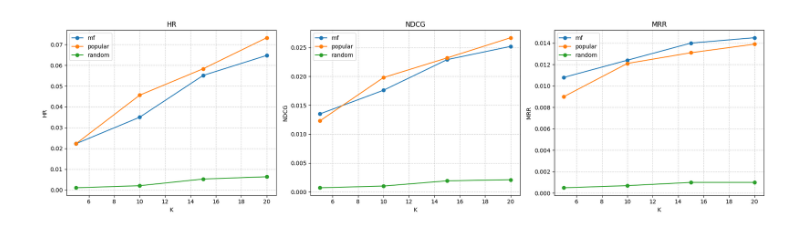
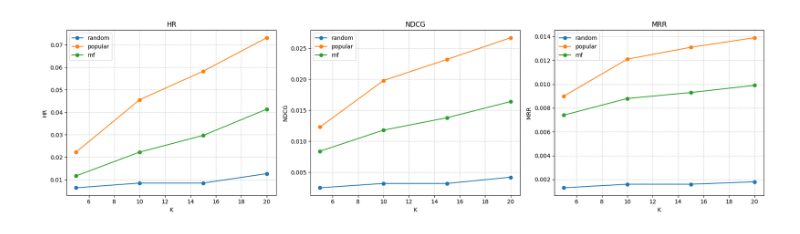
Before and after one commit to smsm8898/recsys, a Jupyter notebook: recsys/notebooks/mf.ipynb, the cells around one changed output. Cells and saved outputs as stored; diff of their text form; code cells hidden in the pictures.

Commit message:
Experiment: Movielens100k

```diff
--- a/recsys/notebooks/mf.ipynb
+++ b/recsys/notebooks/mf.ipynb
@@ -162,0 +15,2 @@ np.save("movielens/processed/test.npy", test)
+# %%
+model_name = "mf"
@@ -165,14 +29,14 @@ np.save("movielens/processed/test.npy", test)
 batch_size = 64
 latent_dim = 16
 lr = 1e-3
-epochs = 20
+epochs = 10
 
 # Define Dataset
 train_ds = MovielensDataset(train, list(num_sparse_features.keys()))
 train_loader = torch.utils.data.DataLoader(train_ds, batch_size=batch_size, shuffle=False)
 
 device = torch.device("cpu")
-model = MovielensMatrixFactorization(num_sparse_features, latent_dim)
+model = MF(num_sparse_features, latent_dim)
 model.to(device)
 optimizer = torch.optim.Adam(model.parameters(), lr=lr)
 # %%
@@ -285,48 +132,41 @@ ks = [5, 10, 15, 20]
 hr = defaultdict(float)
 ndcg = defaultdict(float)
 mrr = defaultdict(float)
-for _, line in test_data.iterrows():
-    user_id, item_id = line.user_id, line.item_id
 
+for line in test:
+    user_id, item_id, _ = line
     recs = user_recommendations[user_id]
+    experiment_group[model_name] = recs
 
     # calculate
     for k in ks:
-        hr[f"mf@{k}"] += hit_ratio_at_k(recs, item_id, k)
-        hr[f"popular@{k}"] += hit_ratio_at_k(popular_recommendations, item_id, k)
-        hr[f"random@{k}"] += hit_ratio_at_k(random_recommendations, item_id, k)
+        for m in experiment_group:
+            hr[f"{m}@{k}"] += hit_ratio_at_k(experiment_group[m], item_id, k)
+            ndcg[f"{m}@{k}"] += ndcg_at_k(experiment_group[m], item_id, k)
+            mrr[f"{m}@{k}"] += mrr_at_k(experiment_group[m], item_id, k)
 
-        ndcg[f"mf@{k}"] += ndcg_at_k(recs, item_id, k)
-        ndcg[f"popular@{k}"] += ndcg_at_k(popular_recommendations, item_id, k)
-        ndcg[f"random@{k}"] += ndcg_at_k(random_recommendations, item_id, k)
 
-        mrr[f"mf@{k}"] += mrr_at_k(recs, item_id, k)
-        mrr[f"popular@{k}"] += mrr_at_k(popular_recommendations, item_id, k)
-        mrr[f"random@{k}"] += mrr_at_k(random_recommendations, item_id, k)
-
-hr = {k: np.round(v/len(test_data), 4) for k,v in hr.items()}
-ndcg = {k: np.round(v/len(test_data), 4) for k,v in ndcg.items()}
-mrr = {k: np.round(v/len(test_data), 4) for k,v in mrr.items()}
+hr = {k: np.round(v/len(test), 4) for k,v in hr.items()}
+ndcg = {k: np.round(v/len(test), 4) for k,v in ndcg.items()}
+mrr = {k: np.round(v/len(test), 4) for k,v in mrr.items()}
 # %%
-import matplotlib.pyplot as plt
+metrics = {"HR": hr, "NDCG": ndcg, "MRR": mrr}
 
-metrics = {"HR": hr, "NDCG": ndcg, "MRR": mrr}
-models = ["mf", "popular", "random"]
 
 fig, axes = plt.subplots(1, 3, figsize=(18, 5), sharey=False)
 
 for ax, (metric_name, metric_dict) in zip(axes, metrics.items()):
-    for model in models:
-        values = [metric_dict[f"{model}@{k}"] for k in ks]
-        ax.plot(ks, values, marker="o", label=model)
+    for m in experiment_group:
+        values = [metric_dict[f"{m}@{k}"] for k in ks]
+        ax.plot(ks, values, marker="o", label=m)
 
-    ax.set_title(metric_name)
+    ax.set_title(metric_name.upper())
     ax.set_xlabel("K")
     ax.set_ylabel(metric_name)
     ax.legend()
     ax.grid(True, linestyle="--", alpha=0.6)
 
 plt.tight_layout()
 plt.show()
 # %% [output]
-[figure, old version]
+[figure, new version]
```
Also changed, not shown: parts of 9 cells of this notebook, 2 other files.
